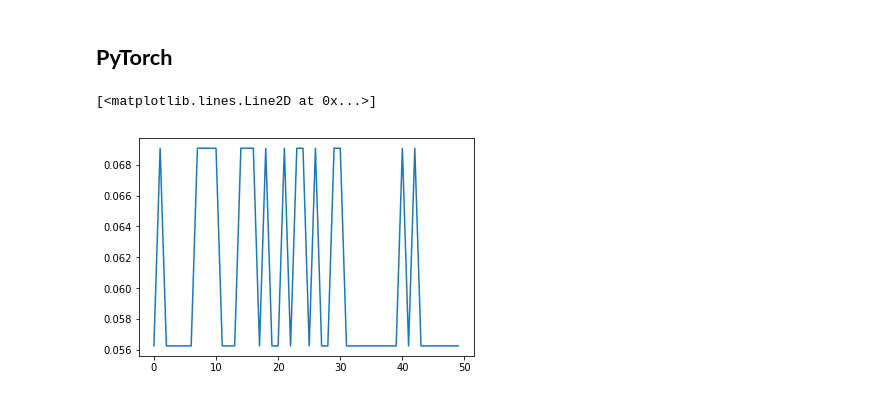
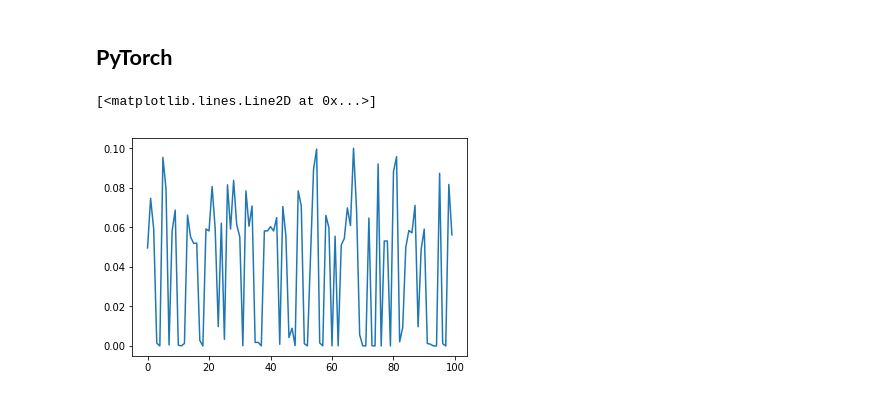
Before and after one commit to christianwbsn/nn-feed-forward, a Jupyter notebook: notebooks/Experiment-Copy1.ipynb, the cells around one changed output. Saved outputs shown, nothing was run; the diff lists cells and outputs as text; code cells hidden in the pictures.

```diff
--- a/notebooks/Experiment-Copy1.ipynb
+++ b/notebooks/Experiment-Copy1.ipynb
@@ -73,10 +102,10 @@ import torch.optim as optim
 class Net(nn.Module):
     def __init__(self):
         super(Net, self).__init__()
-        self.fc1 = nn.Linear(6, 6)
-        self.sig1 = nn.Sigmoid()
+        self.fc1 = nn.Linear(20, 6)
+        self.sig1 = nn.ReLU()
         self.fc2 = nn.Linear(6, 6)
-        self.sig2 = nn.Sigmoid()
+        self.sig2 = nn.ReLU()
         self.fc3 = nn.Linear(6, 1)
         self.sig3 = nn.Sigmoid()
 
@@ -94,7 +123,7 @@ opt = optim.Adam(net.parameters(), lr=0.001, betas=(0.9, 0.999))
 criterion = nn.MSELoss()
 # %%
 import random
-def train_epoch(model, opt, criterion, batch_size=4):
+def train_epoch(model, opt, criterion, batch_size=10):
     model.train()
     losses = []
     for batch_idx in np.random.choice(len(list(X)), batch_size):
@@ -114,14 +143,14 @@ def train_epoch(model, opt, criterion, batch_size=4):
 # %%
 import matplotlib.pyplot as plt
 %matplotlib inline
 e_losses = []
-num_epochs = 50
+num_epochs = 100
 for e in range(num_epochs):
     e_losses += train_epoch(net, opt, criterion)
 plt.plot(e_losses)
 # %% [output]
 [<matplotlib.lines.Line2D at 0x...>]
-[figure, old version]
+[figure, new version]
 # %%
 test = Variable(torch.FloatTensor(np.array(X_test)))
 pred =net(test)
```
Also changed, not shown: parts of 8 cells of this notebook.
